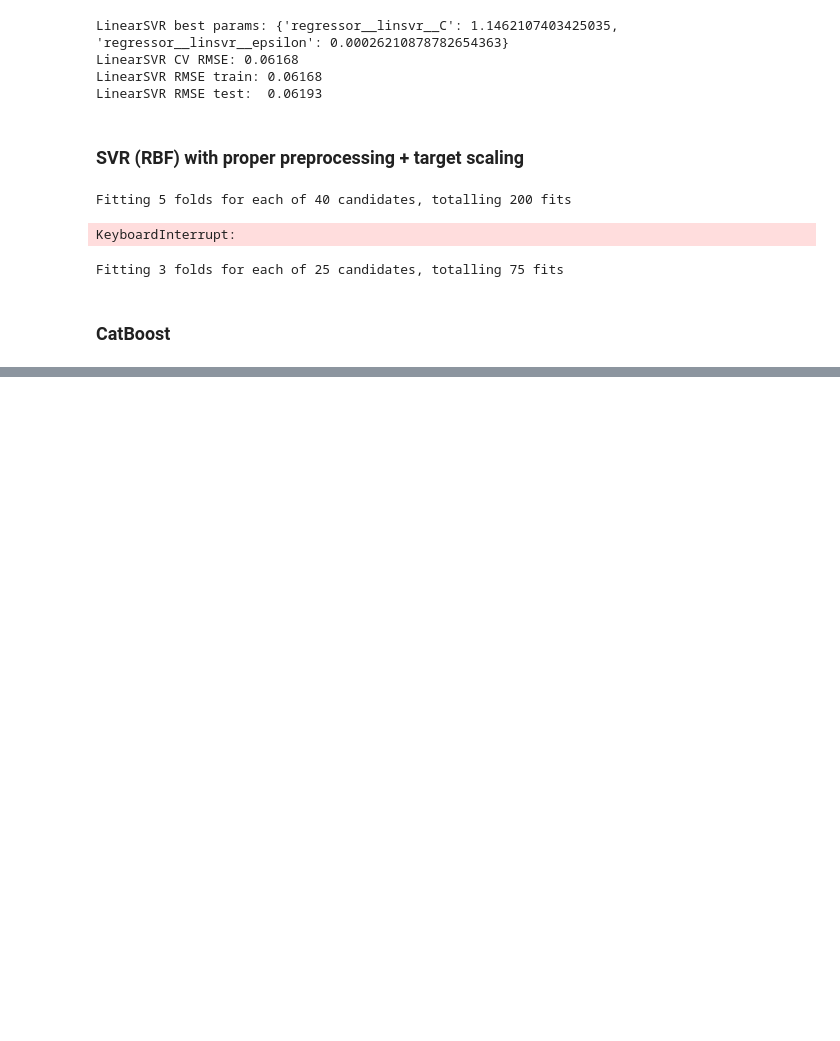
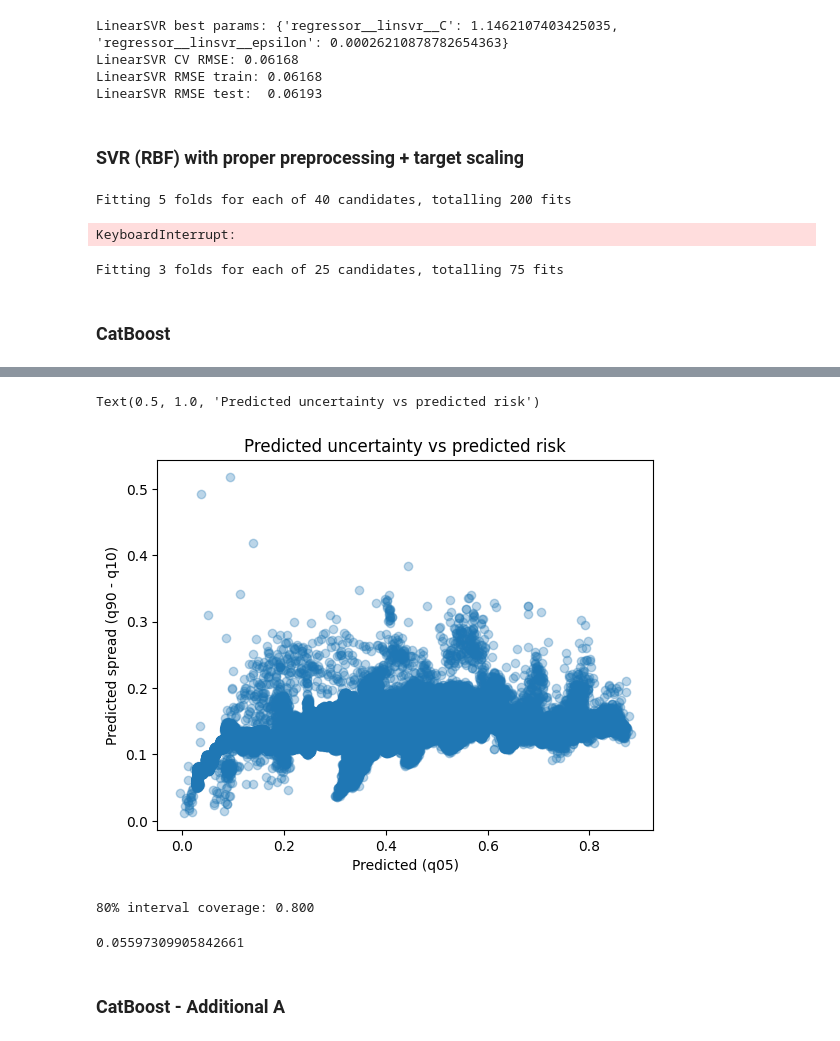
Before and after one commit to fonsecagabriella/kaggle, a Jupyter notebook: 10_predicting_road_accident_risk/01_models.ipynb, the cells around one changed output, grey strips where cells are left out. Cells and saved outputs as stored; diff of their text form; code cells hidden in the pictures; blank space fills up the shorter version.

```diff
--- a/10_predicting_road_accident_risk/01_models.ipynb
+++ b/10_predicting_road_accident_risk/01_models.ipynb
@@ -160,11 +163,12 @@ def new_features(df):
     df['lighting_value'] = np.where(df['lighting'].isin(['night']), 3, 1)
     df['accidents_bin'] = pd.cut(df['num_reported_accidents'], bins=[-float('inf'), 2, 3, 4, float('inf')],
                    labels=['<=2', '3', '4', '>=5'])
+    df['speed_limit_cat'] = df["speed_limit"].astype(str)
 
     # ---- Interaction terms ----
     df["curv_x_night"] = df["curvature"] * df["is_lighting_night"] * 3
     df["curv_x_spd"] = df["curvature"] * df["speed_limit"].astype(float)
-    df["curv_x_spdxnight"] = df["curvature"] * df["speed_limit"].astype(float) * df["lighting_value"] * 3
+    df["curv_x_spd_x_night"] = df["curvature"] * df["speed_limit"].astype(float) * df["lighting_value"] * 3
     df["night_x_spd"] = df["is_lighting_night"] * df["speed_limit"].astype(float)
     df["curv_x_weather_rain"] = df["curvature"] * (df["weather"] == "rainy").astype(int)
     df["curv_x_weather_fog"] = df["curvature"] * (df["weather"] == "foggy").astype(int)
@@ -2428,0 +2916,33 @@ print("✅ submission.csv created successfully and no conversion errors!")
+# %%
+# Convert booleans to int
+for col in bool_cols:
+    train_all[col] = train_all[col].astype(int)
+    test[col] = test[col].astype(int)
+
+# Ensure categorical columns are string
+for col in categorical_cols:
+    train_all[col] = train_all[col].astype(str)
+    test[col] = test[col].astype(str)
+
+# ====== Prepare data ======
+X = train_all[categorical_cols+bool_cols+num_cols]
+y = train_all[target]
+
+
+# Create CatBoost Pool objects
+train_pool = Pool(X, label=y, cat_features=categorical_cols)
+test_pool = Pool(test[categorical_cols+bool_cols+num_cols], cat_features=categorical_cols)
+
+# ====== Train final model ======
+model_q05 = CatBoostRegressor(
+    iterations=1995,
+    learning_rate=0.03,
+    depth=8,
+    l2_leaf_reg=6,
+    bagging_temperature=0.3,
+    loss_function="Quantile:alpha=0.5",
+    random_seed=42,
+    verbose=200
+)
+
+model_q05.fit(train_pool)
@@ -2428,0 +2962,13 @@ print("✅ submission.csv created successfully and no conversion errors!")
+# %%
+plt.scatter(model_q05.predict(X), spread, alpha=0.3)
+plt.xlabel("Predicted (q05)")
+plt.ylabel("Predicted spread (q90 - q10)")
+plt.title("Predicted uncertainty vs predicted risk")
+# %% [output]
+Text(0.5, 1.0, 'Predicted uncertainty vs predicted risk')
+[figure, added]
+# %%
+within_band = ((y >= y_pred_lo) & (y <= y_pred_hi)).mean()
+print(f"80% interval coverage: {within_band:.3f}")
+# %% [output]
+80% interval coverage: 0.800
@@ -2428,0 +2977,6 @@ print("✅ submission.csv created successfully and no conversion errors!")
+# %%
+root_mean_squared_error(pred_avg, y)
+# %% [output]
+0.05597309905842661
+# %% [markdown]
+### CatBoost - Additional A
```
Also changed, not shown: parts of 51 cells of this notebook, 16 other files.
